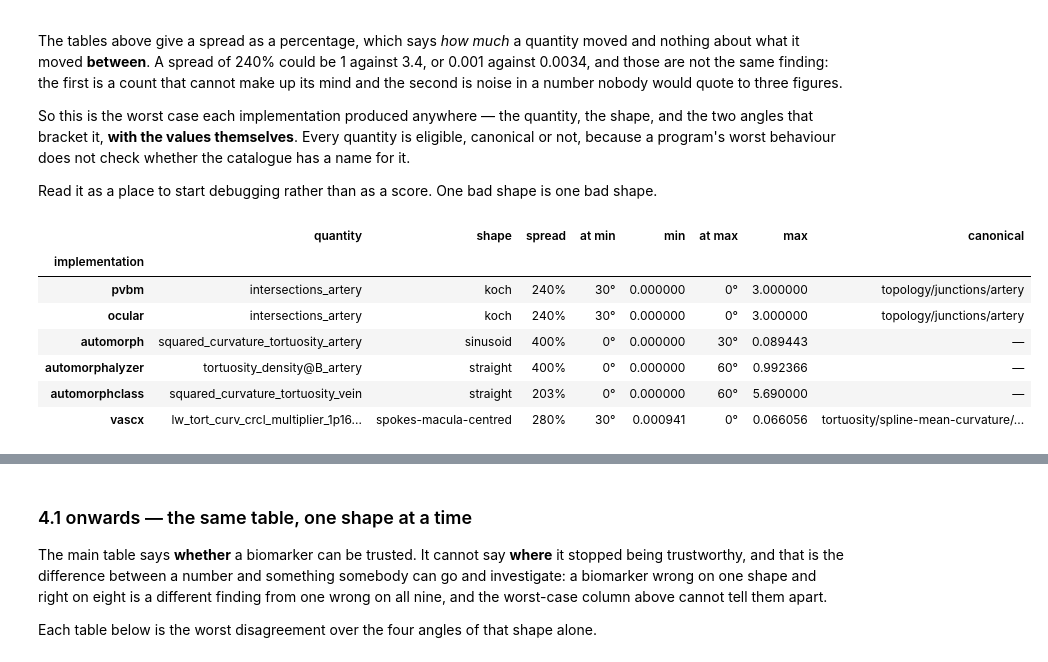
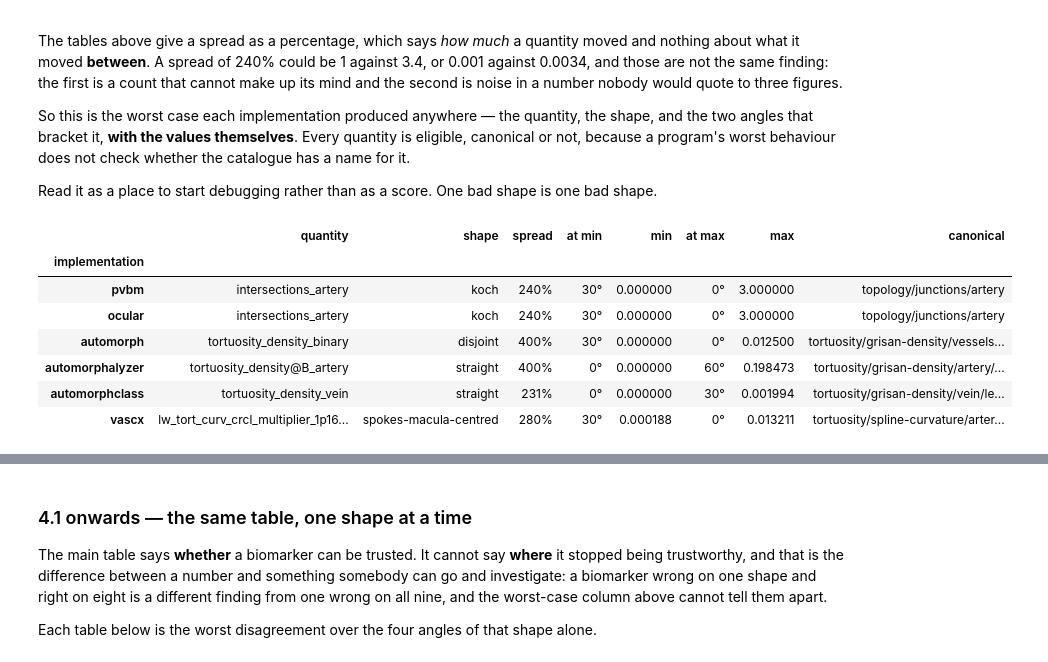
Before and after one commit to staskh/fundus-atlas, a Jupyter notebook: notebooks/biomarker-synthetic.ipynb, the cells around one changed output, grey strips where cells are left out. Saved outputs shown, nothing was run; the diff lists cells and outputs as text; code cells hidden in the pictures.

```diff
--- a/notebooks/biomarker-synthetic.ipynb
+++ b/notebooks/biomarker-synthetic.ipynb
@@ -437,7 +486,12 @@ for number, slug in enumerate(IMPLEMENTATIONS, start=1):
     if mine.empty:
         print("nothing unnamed to check")
         continue
-    table = mine.groupby(["own", "shape"])["value"].apply(spread).groupby("own").max()
+    table = (
+        mine.groupby(["own", "shape"], group_keys=True)
+        .apply(lambda group: spread(group["value"], group["size"].iloc[0]), include_groups=False)
+        .groupby("own")
+        .max()
+    )
     table = table[table > ROTATION_TOLERANCE].sort_values(ascending=False)
     if table.empty:
         print(f"every unnamed quantity holds steady to within {ROTATION_TOLERANCE:.0%}")
@@ -510,46 +560,44 @@ def worst_rotation_case(slug: str) -> dict[str, object] | None:
         values = group.dropna(subset=["value"])
         if len(values) < 2:
             continue
-        width = values["value"].max() - values["value"].min()
-        mean = values["value"].mean()
-        if width < EPS:
+        moved = spread(values["value"], values["size"].iloc[0])
+        if not moved:
             continue          # under the noise floor: not a disagreement worth ranking
-        spread = width / max(abs(mean), EPS)
-        if best is None or spread > best["spread"]:
+        if best is None or moved > best["spread"]:
             low = values.loc[values["value"].idxmin()]
             high = values.loc[values["value"].idxmax()]
             best = {
                 "quantity": own,
                 "canonical": group["canonical"].iloc[0] or "—",
                 "shape": shape,
-                "spread": spread,
+                "spread": moved,
                 "at min": f"{low['rotation']:.0f}°",
                 "min": low["value"],
                 "at max": f"{high['rotation']:.0f}°",
                 "max": high["value"],
             }
     return best
 
 
 rows = []
 for slug in IMPLEMENTATIONS:
     found = worst_rotation_case(slug)
     if found is None:
         continue
     rows.append({"implementation": slug, **found})
 
 WORST = pd.DataFrame(rows).set_index("implementation")
 WORST["spread"] = (100 * WORST["spread"]).round(0).astype(int).astype(str) + "%"
 WORST[["quantity", "shape", "spread", "at min", "min", "at max", "max", "canonical"]]
 # %% [output]
 |  | quantity | shape | spread | at min | min | at max | max | canonical |
 | implementation |  |  |  |  |  |  |  |  |
 | pvbm | intersections_artery | koch | 240% | 30° | 0.000000 | 0° | 3.000000 | topology/junctions/artery |
 | ocular | intersections_artery | koch | 240% | 30° | 0.000000 | 0° | 3.000000 | topology/junctions/artery |
-| automorph | squared_curvature_tortuosity_artery | sinusoid | 400% | 0° | 0.000000 | 30° | 0.089443 | — |
-| automorphalyzer | tortuosity_density@B_artery | straight | 400% | 0° | 0.000000 | 60° | 0.992366 | — |
-| automorphclass | squared_curvature_tortuosity_vein | straight | 203% | 0° | 0.000000 | 60° | 5.690000 | — |
-| vascx | lw_tort_curv_crcl_multiplier_1p16... | spokes-macula-centred | 280% | 30° | 0.000941 | 0° | 0.066056 | tortuosity/spline-mean-curvature/... |
+| automorph | tortuosity_density_binary | disjoint | 400% | 30° | 0.000000 | 0° | 0.012500 | tortuosity/grisan-density/vessels... |
+| automorphalyzer | tortuosity_density@B_artery | straight | 400% | 0° | 0.000000 | 60° | 0.198473 | tortuosity/grisan-density/artery/... |
+| automorphclass | tortuosity_density_vein | straight | 231% | 0° | 0.000000 | 30° | 0.001994 | tortuosity/grisan-density/vein/le... |
+| vascx | lw_tort_curv_crcl_multiplier_1p16... | spokes-macula-centred | 280% | 30° | 0.000188 | 0° | 0.013211 | tortuosity/spline-curvature/arter... |
 # %% [markdown]
 ## 4. Section 4 — agreement with ground truth
 
```
Also changed, not shown: parts of 12 cells of this notebook, 8 other files.
